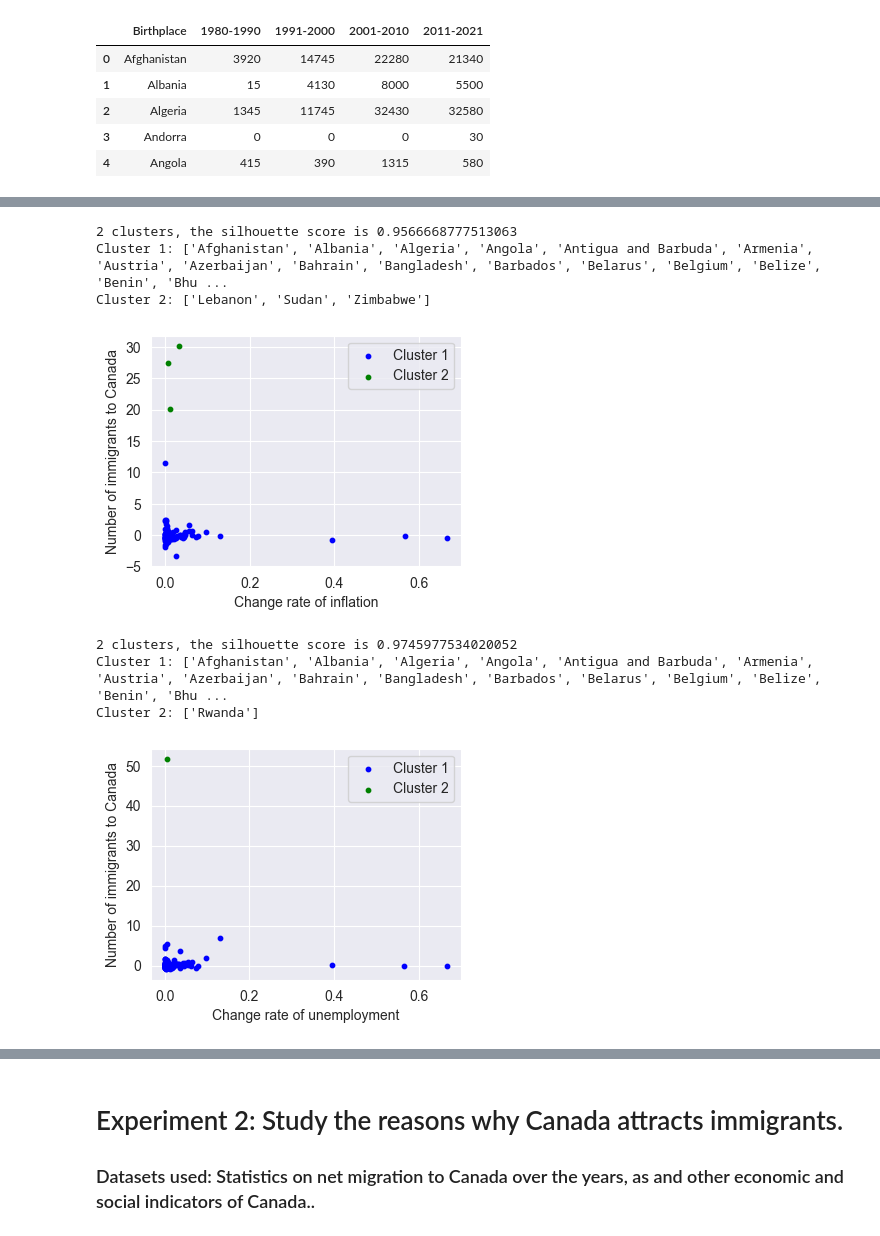
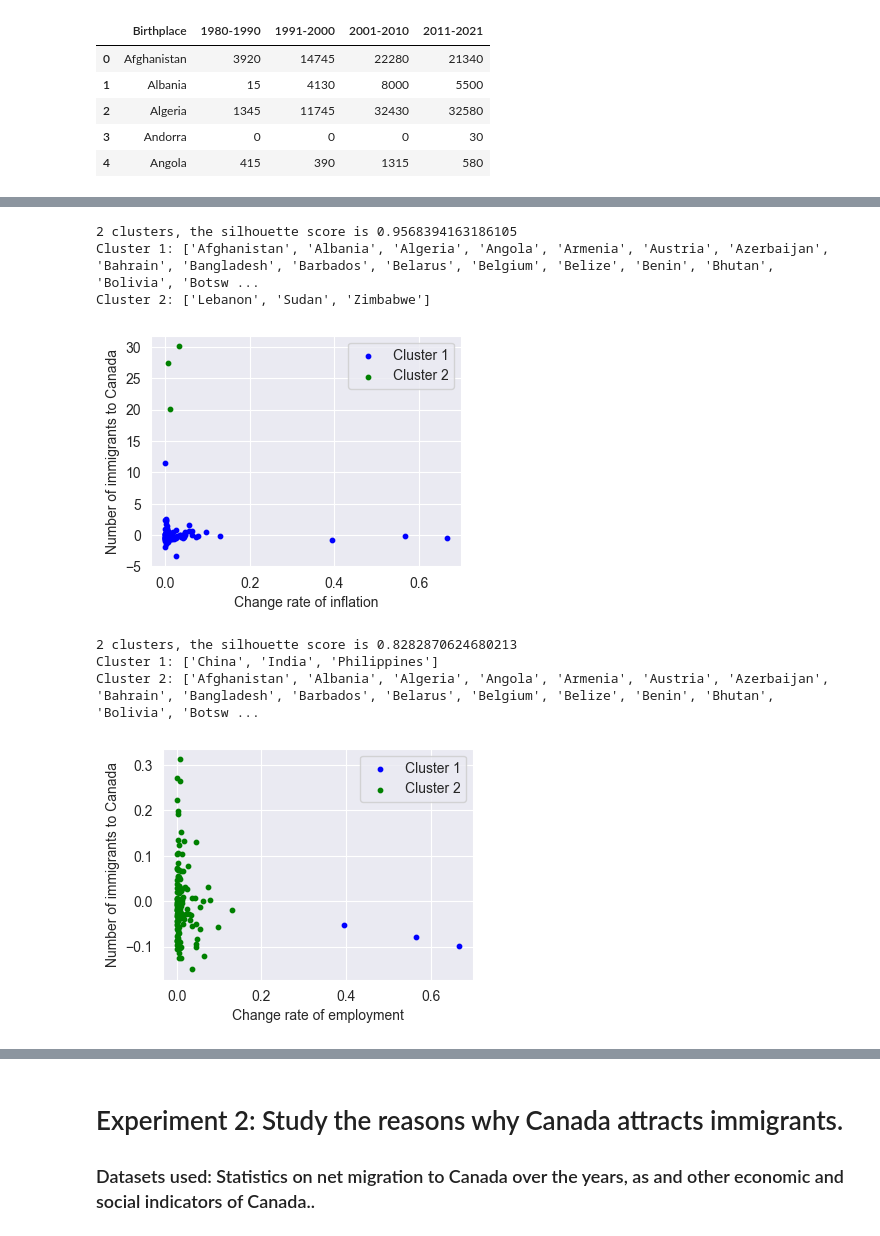
Before and after one commit to Hongwei-Z/CanadianImmigrationStudy, a Jupyter notebook: Main.ipynb, the cells around one changed output, grey strips where cells are left out. Cells and saved outputs as stored; diff of their text form; code cells hidden in the pictures.

```diff
--- a/Main.ipynb
+++ b/Main.ipynb
@@ -54,7 +54,8 @@ Dataset name and meaning:
 gdp: GDP per capita (current US$), GDP11 = GDP per capita for 2011, GDP21 = GDP per capita for 2021.
 life: Life expectancy at birth, total (years), LE11, LE21.
 inflation: Inflation, consumer prices (annual %), IF11, IF21.
-unemployment: Unemployment, total (% of total labor force) (national estimate), UE11, UE21.
+employment: Employment to population ratio, 15+, total (%) (modeled ILO estimate), EM11, EM21.
+female: Labor force participation rate, female (% of female population ages 15+) (modeled ILO estimate), FM11, FM21.
 health: Current health expenditure (% of GDP), HE11, HE21.
 education: Government expenditure on education, total (% of GDP), ED11, ED21.
 '''
@@ -65,14 +66,16 @@ life = pd.read_csv("Datasets/life.csv", skiprows=4, usecols=[55, 65])
 life.columns = ['LE11', 'LE21']
 inflation = pd.read_csv("Datasets/inflation.csv", skiprows=4, usecols=[55, 65])
 inflation.columns = ['IF11', 'IF21']
-unemployment = pd.read_csv("Datasets/unemployment.csv", skiprows=4, usecols=[55, 65])
-unemployment.columns = ['UE11', 'UE21']
+employment = pd.read_csv("Datasets/employment.csv", skiprows=4, usecols=[55, 65])
+employment.columns = ['EM11', 'EM21']
+female = pd.read_csv("Datasets/female.csv", skiprows=4, usecols=[55, 65])
+female.columns = ['FM11', 'FM21']
 health = pd.read_csv("Datasets/health.csv", skiprows=4, usecols=[55, 65])
 health.columns = ['HE11', 'HE21']
 education = pd.read_csv("Datasets/education.csv", skiprows=4, usecols=[55, 65])
 education.columns = ['ED11', 'ED21']
 
-comb = pd.concat([gdp, life, inflation, unemployment, health, education], axis=1)
+comb = pd.concat([gdp, life, inflation, employment, female, health, education], axis=1)
 print("Number of country/region:", len(comb))
 comb.head()
 # %% [output]
@@ -111,12 +114,13 @@ def imputation (file, data, col1, col2):  # csv file, table, index of the two co
 imputation("Datasets/gdp.csv", comb, 1, 2)
 imputation("Datasets/life.csv", comb, 3, 4)
 imputation("Datasets/inflation.csv", comb, 5, 6)
-imputation("Datasets/unemployment.csv", comb, 7, 8)
-imputation("Datasets/health.csv", comb, 9, 10)
-imputation("Datasets/education.csv", comb, 11, 12)
+imputation("Datasets/employment.csv", comb, 7, 8)
+imputation("Datasets/female.csv", comb, 9, 10)
+imputation("Datasets/health.csv", comb, 11, 12)
+imputation("Datasets/education.csv", comb, 13, 14)
 
 # For countries or regions with too much missing data, they are removed because they cannot be imputed.
-comb.dropna(axis=0,subset = ['GDP11', 'GDP21', 'LE11', 'LE21', 'IF11', 'IF21', 'UE11', 'UE21', 'HE11', 'HE21', 'ED11', 'ED21'], inplace=True)
+comb.dropna(axis=0,subset = ['GDP11', 'GDP21', 'LE11', 'LE21', 'IF11', 'IF21', 'EM11', 'EM21', 'FM11', 'FM21', 'HE11', 'HE21', 'ED11', 'ED21'], inplace=True)
 comb = comb.sort_values(by=['Birthplace'])
 comb.reset_index(drop=True, inplace=True)
 print("Number of country/region:", len(comb))
@@ -135,7 +139,7 @@ def increase_rate(num1, num2):
     return float(format((num2 - num1) / num1, '.4f'))
 
 # Generate the dataset to be used.
-a, b, c, d, e, f, g, h = [], [], [], [], [], [], [], []
+a, b, c, d, e, f, g, h, i = [], [], [], [], [], [], [], [], []
 for m in range(len(comb)):
     for n in range(len(im)):
         if comb['Birthplace'][m] == im['Birthplace'][n]:
@@ -144,14 +148,15 @@ for m in range(len(comb)):
             c.append(increase_rate(comb['GDP11'][m], comb['GDP21'][m]))
             d.append(increase_rate(comb['LE11'][m], comb['LE21'][m]))
             e.append(increase_rate(comb['IF11'][m], comb['IF21'][m]))
-            f.append(increase_rate(comb['UE11'][m], comb['UE21'][m]))
-            g.append(increase_rate(comb['HE11'][m], comb['HE21'][m]))
-            h.append(increase_rate(comb['ED11'][m], comb['ED21'][m]))
+            f.append(increase_rate(comb['EM11'][m], comb['EM21'][m]))
+            g.append(increase_rate(comb['FM11'][m], comb['FM21'][m]))
+            h.append(increase_rate(comb['HE11'][m], comb['HE21'][m]))
+            i.append(increase_rate(comb['ED11'][m], comb['ED21'][m]))
 
 # The resulting dataset contains the number of immigrants in Canada from 2011 to 2021 by country or region,
 # and the rate of change for each other indicator over the decade.
 
-dataset = pd.DataFrame({'Birthplace':a, 'Immigration':b, 'GDP_Change':c, 'LE_Change':d, 'IF_Change': e, 'UE_Change': f, 'HE_Change': g, 'ED_Change': h})
+dataset = pd.DataFrame({'Birthplace':a, 'Immigration':b, 'GDP_Change':c, 'LE_Change':d, 'IF_Change': e, 'EM_Change': f, 'FM_Change': g, 'HE_Change': h, 'ED_Change': i})
 print("Number of country/region:", len(dataset))
 dataset.head()
 # %% [output]
@@ -333,15 +348,15 @@ Cluster 2: ['China', 'India', 'Philippines']
 X3 = pd.DataFrame({'Immigration':nor[0][:], 'IF_Change':e}).to_numpy()
 plot_cluster(X3, choose_cluster(X3), 'Change rate of inflation')
 # %% [output]
-2 clusters, the silhouette score is 0.9566668777513063
-Cluster 1: ['Afghanistan', 'Albania', 'Algeria', 'Angola', 'Antigua and Barbuda', 'Armenia', 'Austria', 'Azerbaijan', 'Bahrain', 'Bangladesh', 'Barbados', 'Belarus', 'Belgium', 'Belize', 'Benin', 'Bhu ...
+2 clusters, the silhouette score is 0.9568394163186105
+Cluster 1: ['Afghanistan', 'Albania', 'Algeria', 'Angola', 'Armenia', 'Austria', 'Azerbaijan', 'Bahrain', 'Bangladesh', 'Barbados', 'Belarus', 'Belgium', 'Belize', 'Benin', 'Bhutan', 'Bolivia', 'Botsw ...
 Cluster 2: ['Lebanon', 'Sudan', 'Zimbabwe']
 [figure]
 # %%
-X4 = pd.DataFrame({'Immigration':nor[0][:], 'UE_Change':f}).to_numpy()
-plot_cluster(X4, choose_cluster(X4), 'Change rate of unemployment')
+X4 = pd.DataFrame({'Immigration':nor[0][:], 'EM_Change':f}).to_numpy()
+plot_cluster(X4, choose_cluster(X4), 'Change rate of employment')
 # %% [output]
-2 clusters, the silhouette score is 0.9745977534020052
-Cluster 1: ['Afghanistan', 'Albania', 'Algeria', 'Angola', 'Antigua and Barbuda', 'Armenia', 'Austria', 'Azerbaijan', 'Bahrain', 'Bangladesh', 'Barbados', 'Belarus', 'Belgium', 'Belize', 'Benin', 'Bhu ...
-Cluster 2: ['Rwanda']
+2 clusters, the silhouette score is 0.8282870624680213
+Cluster 1: ['China', 'India', 'Philippines']
+Cluster 2: ['Afghanistan', 'Albania', 'Algeria', 'Angola', 'Armenia', 'Austria', 'Azerbaijan', 'Bahrain', 'Bangladesh', 'Barbados', 'Belarus', 'Belgium', 'Belize', 'Benin', 'Bhutan', 'Bolivia', 'Botsw ...
-[figure, old version]
+[figure, new version]
```
Also changed, not shown: parts of 17 cells of this notebook, 3 other files.
